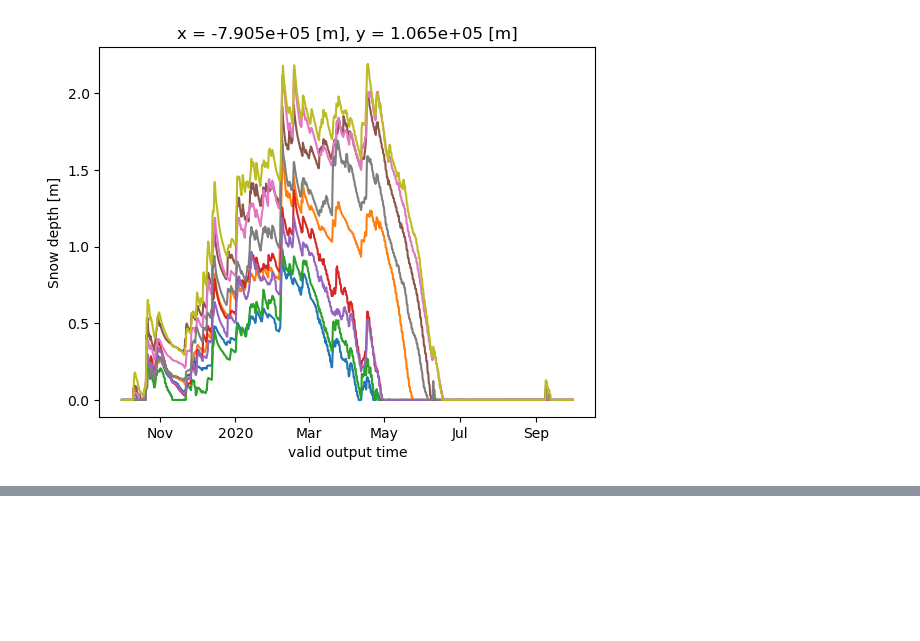
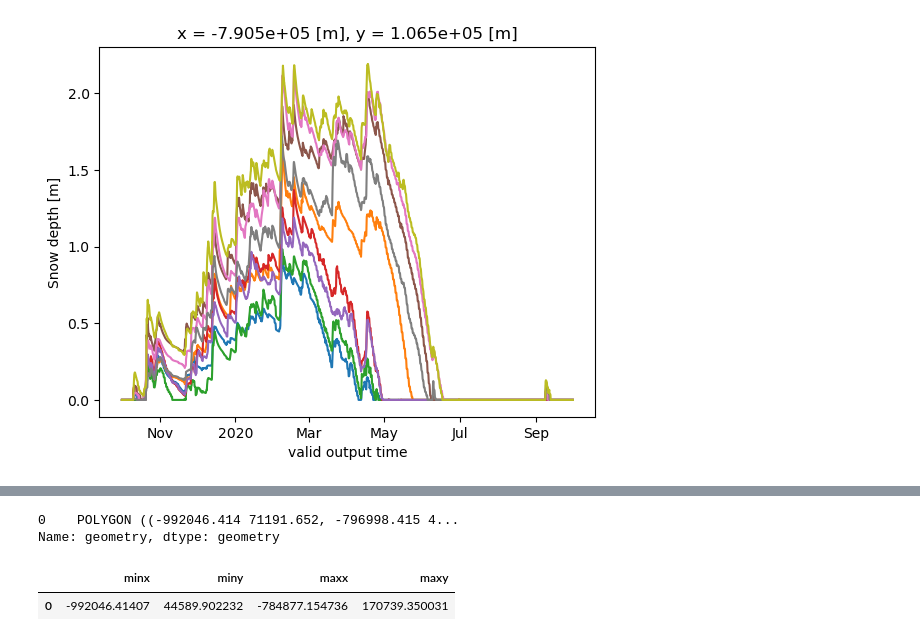
Before and after one commit to jmichellehu/ucrb-isnobal, a Jupyter notebook: notebooks/nwm/extract_NWM_outputs.ipynb, the cells around one changed output, grey strips where cells are left out. Saved outputs shown, nothing was run; the diff lists cells and outputs as text; code cells hidden in the pictures; blank space fills up the shorter version.

```diff
--- a/notebooks/nwm/extract_NWM_outputs.ipynb
+++ b/notebooks/nwm/extract_NWM_outputs.ipynb
@@ -130,0 +197,5 @@ Wall time: 2min 14s
+# %%
+from shapely.geometry import Polygon
+# Turn the lat lon box into a shapely polygon
+yampa_poly = Polygon(yampa_latlon)
+yampa_poly
@@ -130,0 +204,4 @@ Wall time: 2min 14s
+# %%
+# Turn the Polygon into a GeoDataFrame
+yampa_gdf = gpd.GeoDataFrame(geometry=[yampa_poly])
+yampa_gdf
@@ -130,0 +211,5 @@ Wall time: 2min 14s
+# %%
+# Change the crs of the site_gdf to the NWM crs
+yampa_gdf.set_crs('epsg:4326', inplace=True, allow_override=True)
+yampa_gdf = yampa_gdf.to_crs(crs=proj4)
+yampa_gdf.crs
@@ -130,0 +230,13 @@ Wall time: 2min 14s
+# %%
+# Convert to the NWM proj4
+yampa_nwmproj = yampa_gdf.to_crs(crs=proj4)
+# %%
+yampa_nwmproj.geometry
+# %% [output]
+0    POLYGON ((-992046.414 71191.652, -796998.415 4...
+Name: geometry, dtype: geometry
+# %%
+yampa_nwmproj.bounds
+# %% [output]
+|  | minx | miny | maxx | maxy |
+| 0 | -992046.41407 | 44589.902232 | -784877.154736 | 170739.350031 |
```
Also changed, not shown: parts of 46 cells of this notebook.
